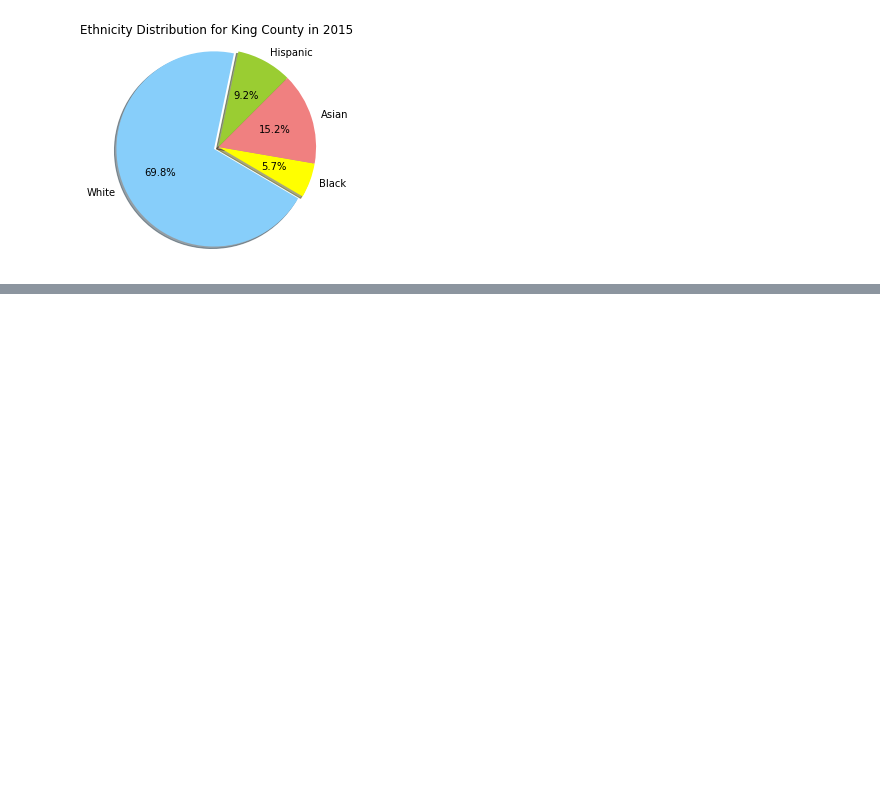
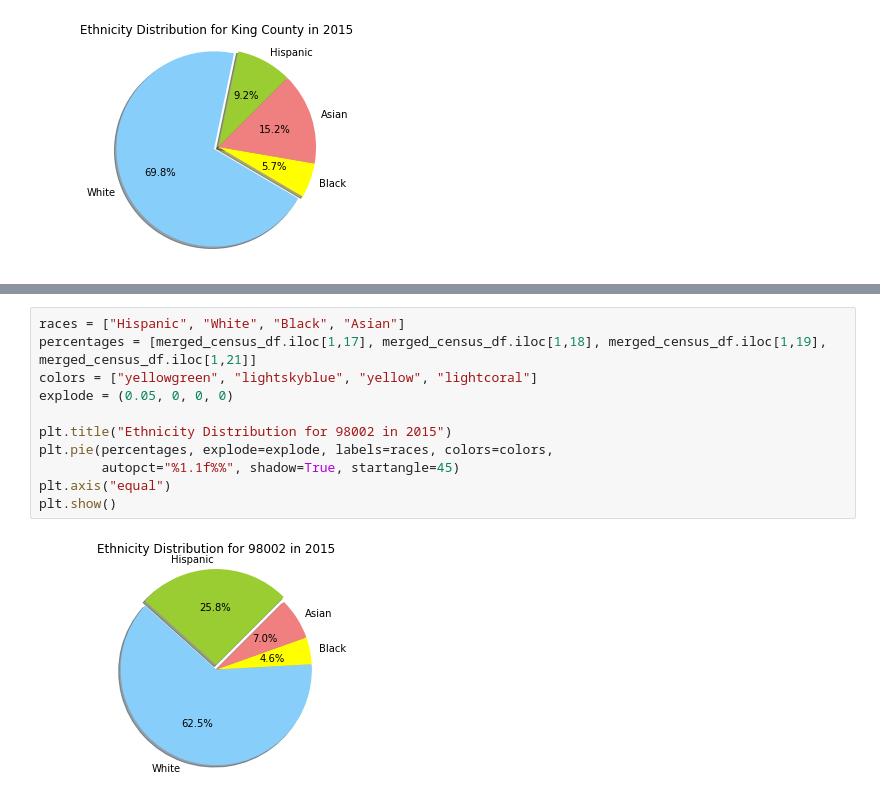
Before and after one commit to MaxParry/DreamTeam, a Jupyter notebook: CensusAnalysis.ipynb, the cells around one changed output, grey strips where cells are left out. Cells and saved outputs as stored; diff of their text form; blank space fills up the shorter version.

Commit message:
update census analysis file

```diff
--- a/CensusAnalysis.ipynb
+++ b/CensusAnalysis.ipynb
@@ -375,0 +391,13 @@ plt.show()
+# %%
+races = ["Hispanic", "White", "Black", "Asian"]
+percentages = [merged_census_df.iloc[1,17], merged_census_df.iloc[1,18], merged_census_df.iloc[1,19], merged_census_df.iloc[1,21]]
+colors = ["yellowgreen", "lightskyblue", "yellow", "lightcoral"]
+explode = (0.05, 0, 0, 0)
+
+plt.title("Ethnicity Distribution for 98002 in 2015")
+plt.pie(percentages, explode=explode, labels=races, colors=colors,
+        autopct="%1.1f%%", shadow=True, startangle=45)
+plt.axis("equal")
+plt.show()
+# %% [output]
+[figure, added]
```
Also changed, not shown: parts of 7 cells of this notebook.
